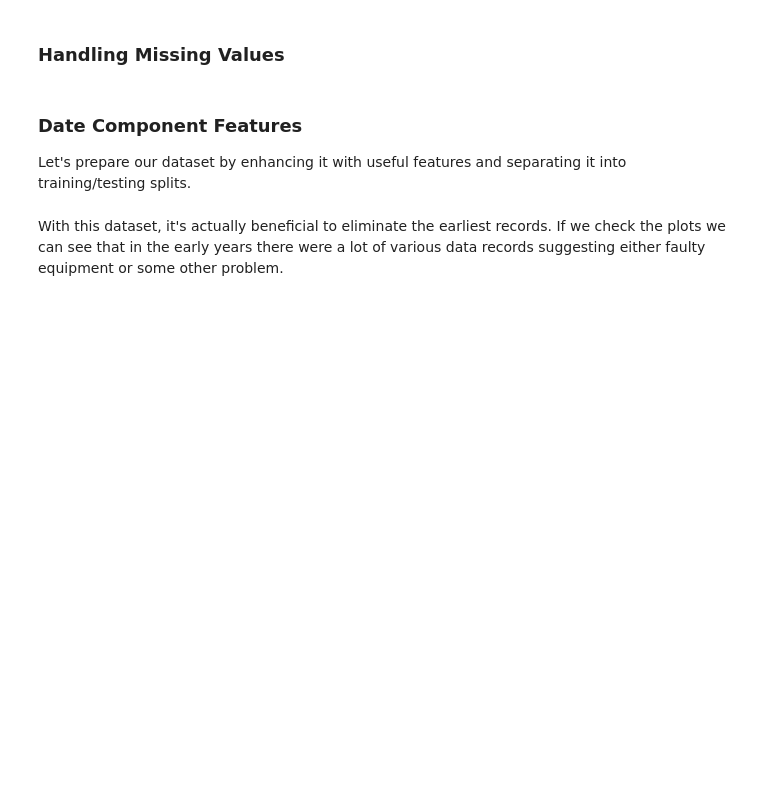
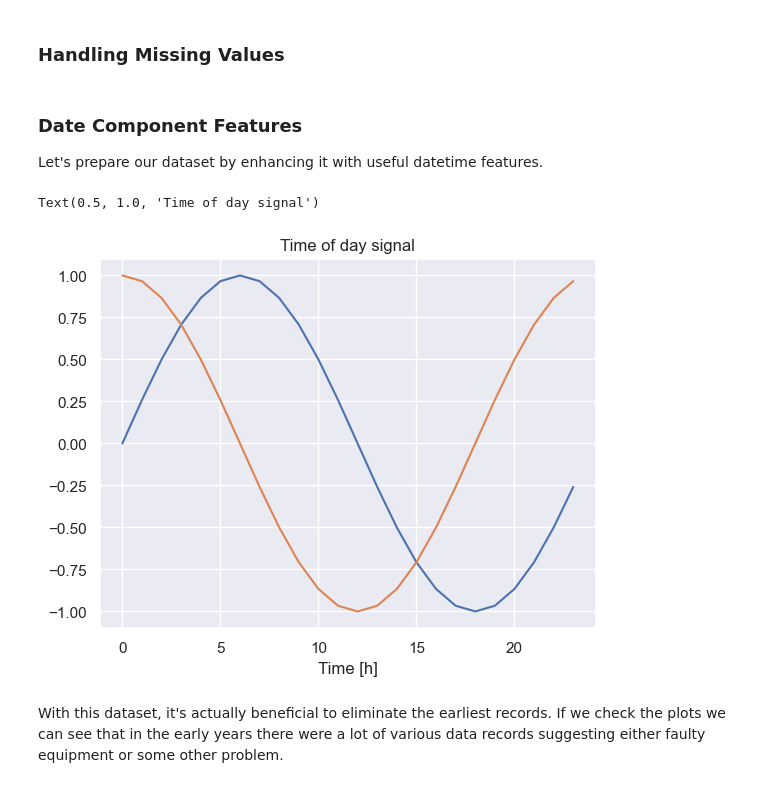
Before and after one commit to sotostzam/india-air-quality-analysis, a Jupyter notebook: 2_deep_learning.ipynb, the cells around one changed output. Cells and saved outputs as stored; diff of their text form; code cells hidden in the pictures; blank space fills up the shorter version.

```diff
--- a/2_deep_learning.ipynb
+++ b/2_deep_learning.ipynb
@@ -192,4 +193,4 @@ df = df.fillna(df.mean())
 # %% [markdown]
 ### Date Component Features
 
-Let's prepare our dataset by enhancing it with useful features and separating it into training/testing splits.
+Let's prepare our dataset by enhancing it with useful datetime features.
@@ -210,3 +208,11 @@ df = create_features(df)
+# %%
+plt.plot(np.array(df['Day sin'])[:24])
+plt.plot(np.array(df['Day cos'])[:24])
+plt.xlabel('Time [h]')
+plt.title('Time of day signal')
+# %% [output]
+Text(0.5, 1.0, 'Time of day signal')
+[figure, added]
 # %% [markdown]
 With this dataset, it's actually beneficial to eliminate the earliest records. If we check the plots we can see that in the early years there were a lot of various data records suggesting either faulty equipment or some other problem.
 # %%
```
Also changed, not shown: parts of 27 cells of this notebook.
